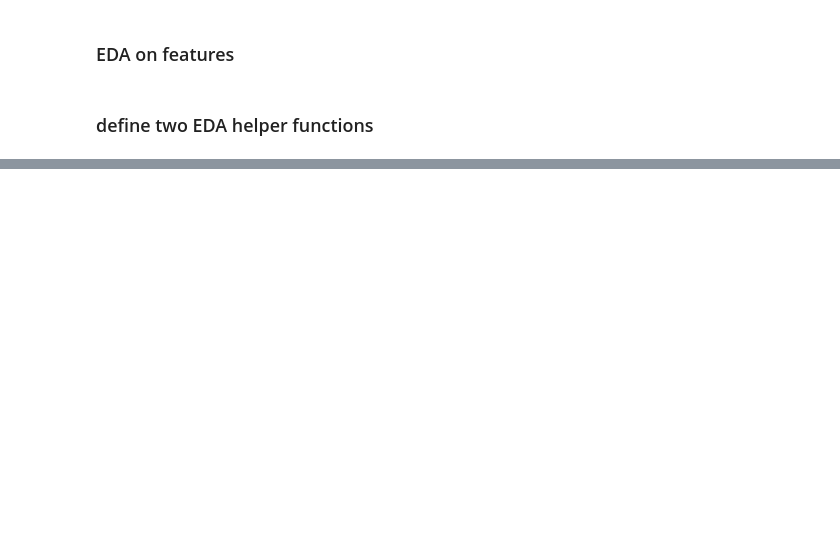
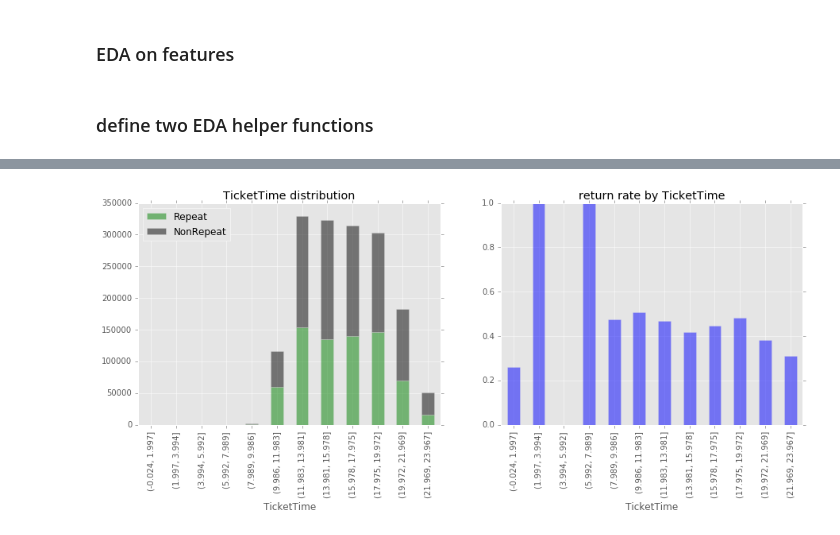
Before and after one commit to zenyui/ga-portfolio, a Jupyter notebook: project/zenyui_repeatly.ipynb, the cells around one changed output, grey strips where cells are left out. Cells and saved outputs as stored; diff of their text form; code cells hidden in the pictures; blank space fills up the shorter version.

```diff
--- a/project/zenyui_repeatly.ipynb
+++ b/project/zenyui_repeatly.ipynb
@@ -170,5 +247,19 @@ def plot_rrate(df, col_list):
     axes[1].set_title('return rate by ' + ', '.join(col_list))
     axes[1].set_ylabel('% Return Rate')
+# %%
+def plot_rrate_hist(df, cut_col, bins):
+    """Give dataframe and a "cut_col" feature name,
+    cut the continuous feature values into "bins"
+    """
+    fig, axes = plt.subplots(nrows=1, ncols=2, figsize=(15,5))
+
+    dgrp = df.groupby(pd.cut(df[cut_col], bins))['WillReturn']
+
+    dgrp1 = pd.concat([dgrp.sum(), dgrp.count() - dgrp.sum()], axis=1)
+    dgrp1.columns = ['Repeat','NonRepeat']
+    dgrp1.plot(kind='bar', stacked=True, color=['g','k'], alpha=.5, title=cut_col + ' distribution', ax=axes[0])
+
+    dgrp.mean().plot(kind='bar', color='blue',alpha=.5,ax=axes[1], title='return rate by ' + cut_col)
 # %% [markdown]
 ### impact of weekdays on return visits
 - Traffic seems equally distributed between days of the week
@@ -183,0 +281,4 @@ plot_rrate(df, ['WeekdayNumber'])
+# %%
+plot_rrate_hist(df, 'TicketTime', 12)
+# %% [output]
+[figure, added]
```
Also changed, not shown: parts of 33 cells of this notebook.
